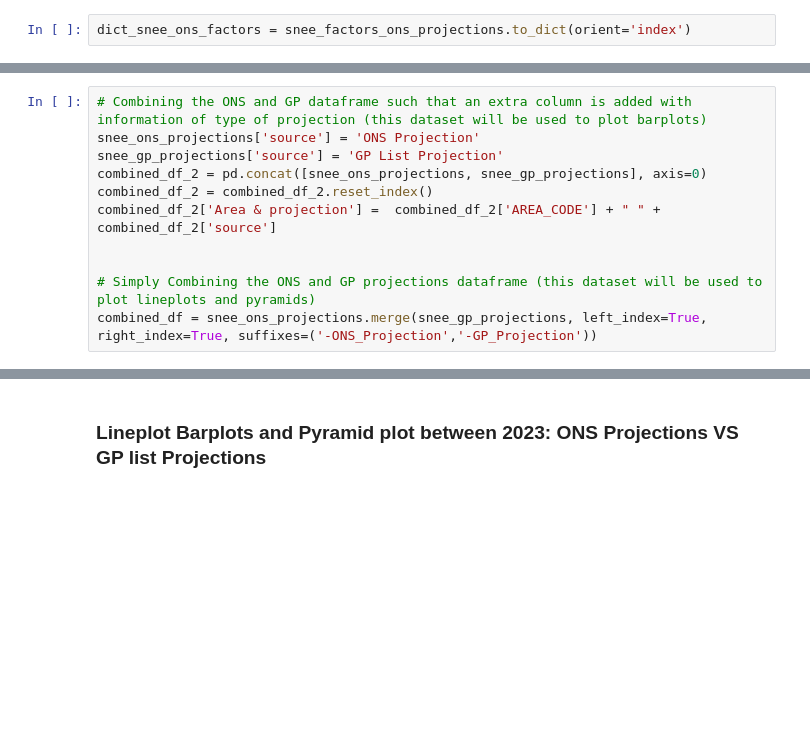
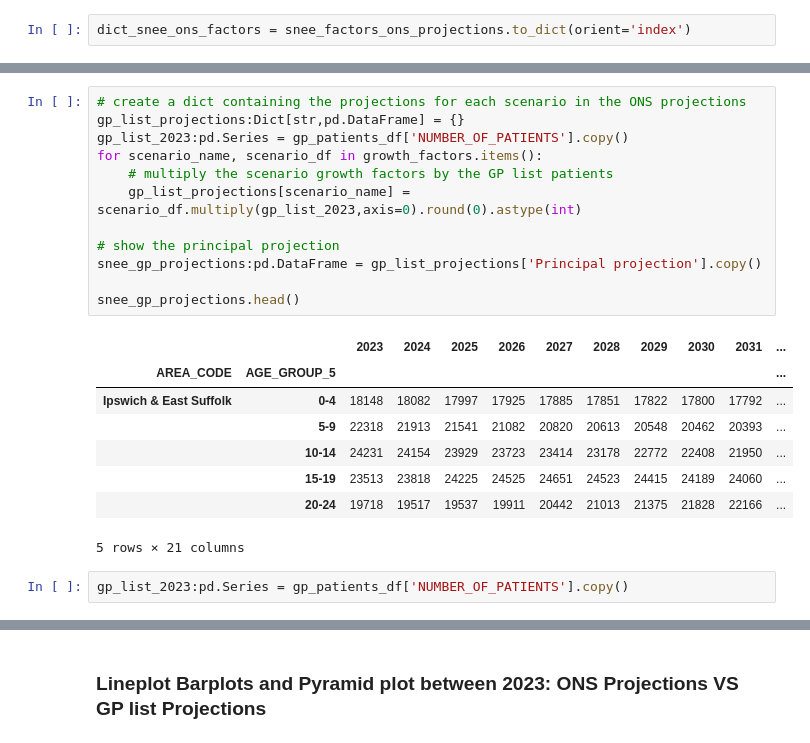
Before and after one commit to SNEE-ICS/PrimaryCareDemandAndCapacity, a Jupyter notebook: notebooks/1c_DemographicPopGrowth.ipynb, the cells around one changed output, grey strips where cells are left out. Drawn from its saved outputs; the diff is of its cells as text; blank space fills up the shorter version.

```diff
--- a/notebooks/1c_DemographicPopGrowth.ipynb
+++ b/notebooks/1c_DemographicPopGrowth.ipynb
@@ -249,11 +241,23 @@ snee_gp_projections.head()
-# %%
-# Combining the ONS and GP dataframe such that an extra column is added with information of type of projection (this dataset will be used to plot barplots)
-snee_ons_projections['source'] = 'ONS Projection'
-snee_gp_projections['source'] = 'GP List Projection'
-combined_df_2 = pd.concat([snee_ons_projections, snee_gp_projections], axis=0)
-combined_df_2 = combined_df_2.reset_index()
-combined_df_2['Area & projection'] =  combined_df_2['AREA_CODE'] + " " +  combined_df_2['source']
-
-
-# Simply Combining the ONS and GP projections dataframe (this dataset will be used to plot lineplots and pyramids)
-combined_df = snee_ons_projections.merge(snee_gp_projections, left_index=True, right_index=True, suffixes=('-ONS_Projection','-GP_Projection'))
+# %%
+# create a dict containing the projections for each scenario in the ONS projections
+gp_list_projections:Dict[str,pd.DataFrame] = {}
+gp_list_2023:pd.Series = gp_patients_df['NUMBER_OF_PATIENTS'].copy()
+for scenario_name, scenario_df in growth_factors.items():
+    # multiply the scenario growth factors by the GP list patients
+    gp_list_projections[scenario_name] = scenario_df.multiply(gp_list_2023,axis=0).round(0).astype(int)
+
+# show the principal projection
+snee_gp_projections:pd.DataFrame = gp_list_projections['Principal projection'].copy()
+
+snee_gp_projections.head()
+# %% [output]
+|  |  | 2023 | 2024 | 2025 | 2026 | 2027 | 2028 | 2029 | 2030 | 2031 | ... |
+| AREA_CODE | AGE_GROUP_5 |  |  |  |  |  |  |  |  |  | ... |
+| Ipswich & East Suffolk | 0-4 | 18148 | 18082 | 17997 | 17925 | 17885 | 17851 | 17822 | 17800 | 17792 | ... |
+|  | 5-9 | 22318 | 21913 | 21541 | 21082 | 20820 | 20613 | 20548 | 20462 | 20393 | ... |
+|  | 10-14 | 24231 | 24154 | 23929 | 23723 | 23414 | 23178 | 22772 | 22408 | 21950 | ... |
+|  | 15-19 | 23513 | 23818 | 24225 | 24525 | 24651 | 24523 | 24415 | 24189 | 24060 | ... |
+|  | 20-24 | 19718 | 19517 | 19537 | 19911 | 20442 | 21013 | 21375 | 21828 | 22166 | ... |
+5 rows × 21 columns
+# %%
+gp_list_2023:pd.Series = gp_patients_df['NUMBER_OF_PATIENTS'].copy()
```
Also changed, not shown: parts of 23 cells of this notebook.
